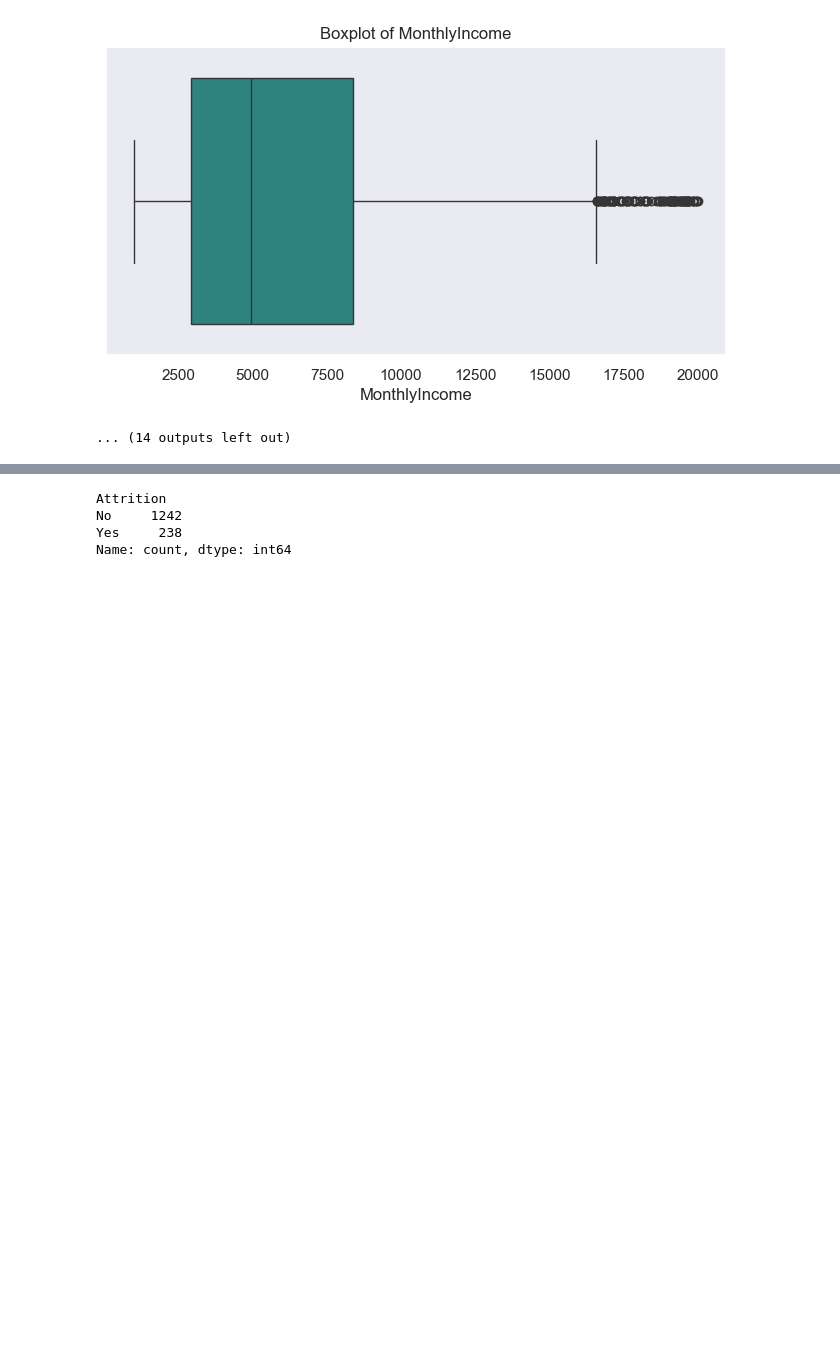
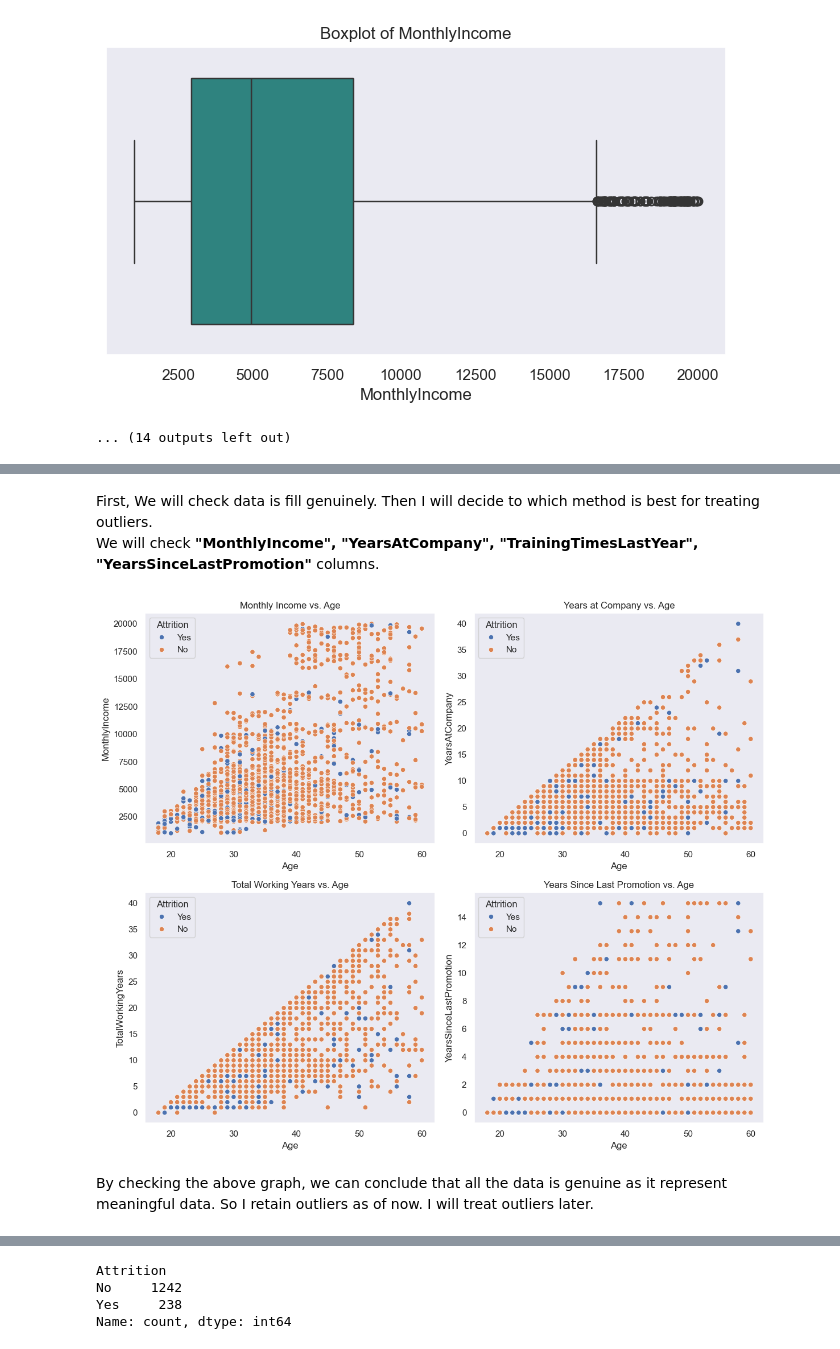
Before and after one commit to Aditya2413/hr_analysis, a Jupyter notebook: HR.ipynb, the cells around one changed output, grey strips where cells are left out. Drawn from its saved outputs; the diff is of its cells as text; code cells hidden in the pictures; blank space fills up the shorter version.

```diff
--- a/HR.ipynb
+++ b/HR.ipynb
@@ -286,0 +295,19 @@ for col in numeric_cols:
+# %% [markdown]
+First, We will check data is fill genuinely. Then I will decide to which method is best for treating outliers.
+We will check **"MonthlyIncome", "YearsAtCompany", "TrainingTimesLastYear", "YearsSinceLastPromotion"** columns.
+# %%
+fig, axs = plt.subplots(2,2,figsize=(12,10))
+sns.scatterplot(data=df,x='Age',y='MonthlyIncome',hue='Attrition',ax=axs[0,0])
+sns.scatterplot(data=df,x='Age',y='YearsAtCompany',hue='Attrition',ax=axs[0,1])
+sns.scatterplot(data=df,x='Age',y='TotalWorkingYears',hue='Attrition',ax=axs[1,0])
+sns.scatterplot(data=df,x='Age',y='YearsSinceLastPromotion',hue='Attrition',ax=axs[1,1])
+axs[0,0].set_title("Monthly Income vs. Age")
+axs[0,1].set_title("Years at Company vs. Age")
+axs[1,0].set_title("Total Working Years vs. Age")
+axs[1,1].set_title("Years Since Last Promotion vs. Age")
+plt.tight_layout()
+plt.show()
+# %% [output]
+[figure, added]
+# %% [markdown]
+By checking the above graph, we can conclude that all the data is genuine as it represent meaningful data. So I retain outliers as of now. I will treat outliers later.
```
Also changed, not shown: parts of 21 cells of this notebook.
